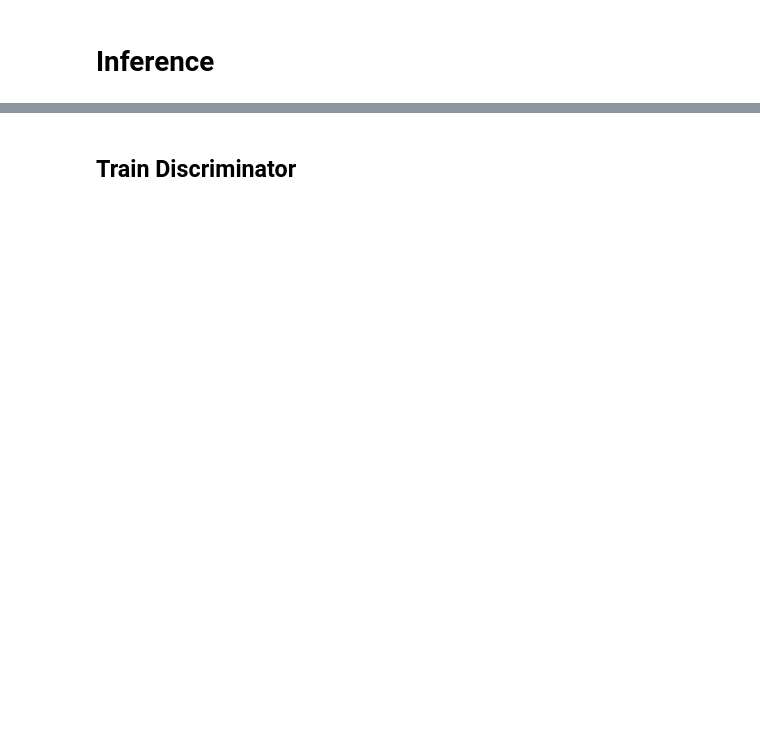
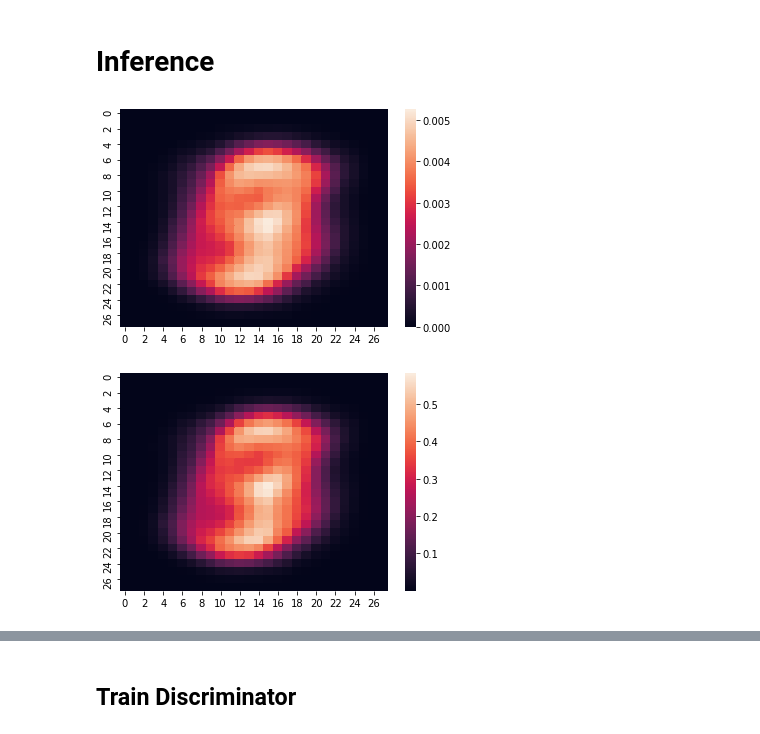
Before and after one commit to waynchi/SC-Net, a Jupyter notebook: SC_CNN.ipynb, the cells around one changed output, grey strips where cells are left out. Saved outputs shown, nothing was run; the diff lists cells and outputs as text; code cells hidden in the pictures; blank space fills up the shorter version.

```diff
--- a/SC_CNN.ipynb
+++ b/SC_CNN.ipynb
@@ -513,5 +483,43 @@ if True:
 # %% [markdown]
 # Inference
+# %%
+# testing model predict with seaborn and plots
+import seaborn as sb
+import matplotlib.pyplot as plt
+
+def generate_noise():
+    input_image = np.full((28, 28), 0)
+
+    # Random noise
+    # input_image = np.random.rand(28, 28)
+    # input_image[input_image >= 0.5] = 1
+    # input_image[input_image < 0.5] = 0
+
+    input_image = input_image.astype(np.float32)
+    input_image = np.expand_dims(input_image, 0)
+    input_image = np.expand_dims(input_image, -1)
+    return input_image
+
+test_image = generate_noise()
+if is_grayscale:
+    softmax_predictions, sigmoid_predictions = model.predict(test_image)
+    softmax_predictions = softmax_predictions.reshape(28, 28)
+    softmax_predictions = np.exp(softmax_predictions)
+    softmax_predictions = softmax_predictions / np.sum(softmax_predictions)
+    sigmoid_predictions = sigmoid_predictions.reshape(28, 28)
+    heatmap = sb.heatmap(softmax_predictions)
+    plt.show()
+    heatmap = sb.heatmap(sigmoid_predictions)
+else:
+    softmax_predictions = model.predict(test_image)
+    softmax_predictions = softmax_predictions.reshape(28, 28)
+    softmax_predictions = np.exp(softmax_predictions)
+    softmax_predictions = softmax_predictions / np.sum(softmax_predictions)
+    heatmap = sb.heatmap(softmax_predictions)
+    plt.show()
+# %% [output]
+[figure, added]
+[figure, added]
 # %%
 import os
 import shutil
```
Also changed, not shown: parts of 12 cells of this notebook.
